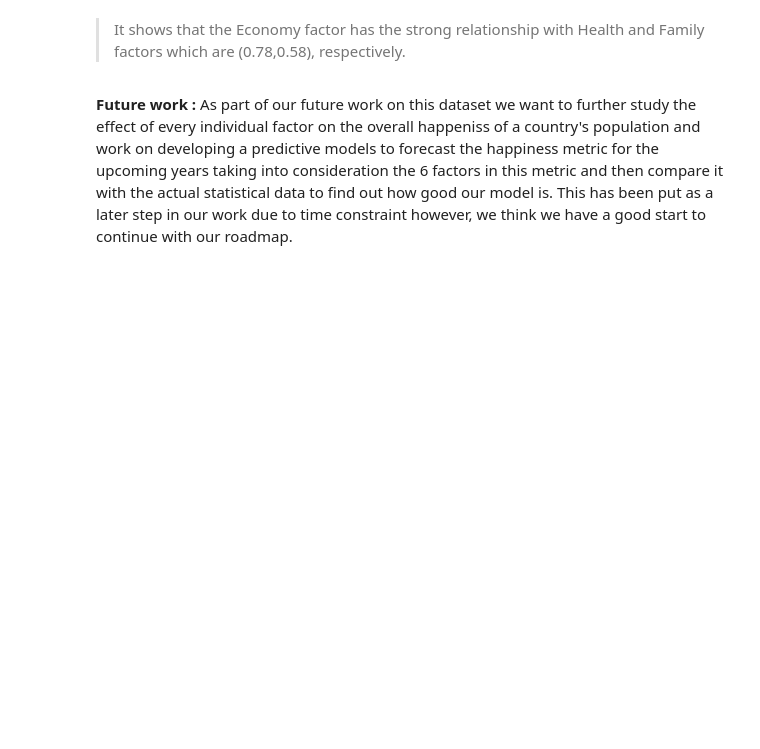
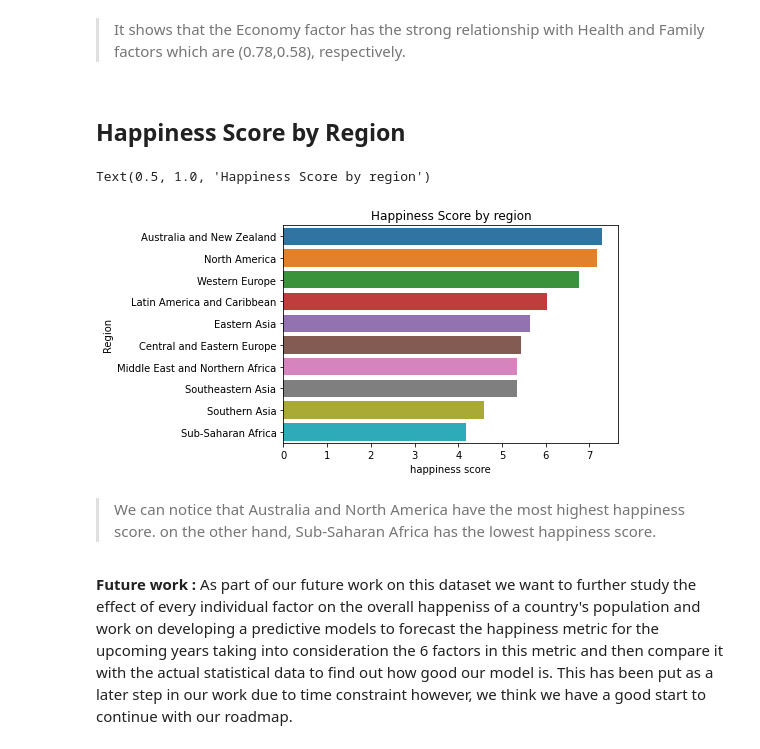
Before and after one commit to SarahAA1/World_happiness_Report, a Jupyter notebook: World_happiness_Report.ipynb, the cells around one changed output. Saved outputs shown, nothing was run; the diff lists cells and outputs as text; code cells hidden in the pictures; blank space fills up the shorter version.

```diff
--- a/World_happiness_Report.ipynb
+++ b/World_happiness_Report.ipynb
@@ -358,6 +358,20 @@ Text(0.5, 1.0, 'Correlations Between Factors')
 [figure]
 # %% [markdown]
 > It shows that the Economy factor has the strong relationship with Health and Family factors which are (0.78,0.58), respectively.
+# %% [markdown]
+## Happiness Score by Region
+# %%
+df1=df_merged.groupby('Region')['happiness_score'].agg(np.mean).to_frame()
+df1=df1.reset_index()
+df1.sort_values(by=['happiness_score'], axis=0, ascending=False,inplace=True)
+sns.barplot(x='happiness_score', y='Region', data=df1)
+plt.xlabel('happiness score')
+plt.title('Happiness Score by region')
+# %% [output]
+Text(0.5, 1.0, 'Happiness Score by region')
+[figure, added]
+# %% [markdown]
+> We can notice that Australia and North America have the most highest happiness score. on the other hand, Sub-Saharan Africa has the lowest happiness score.
 # %% [markdown]
 <b>Future work :</b>
 As part of  our future work on this dataset
```
